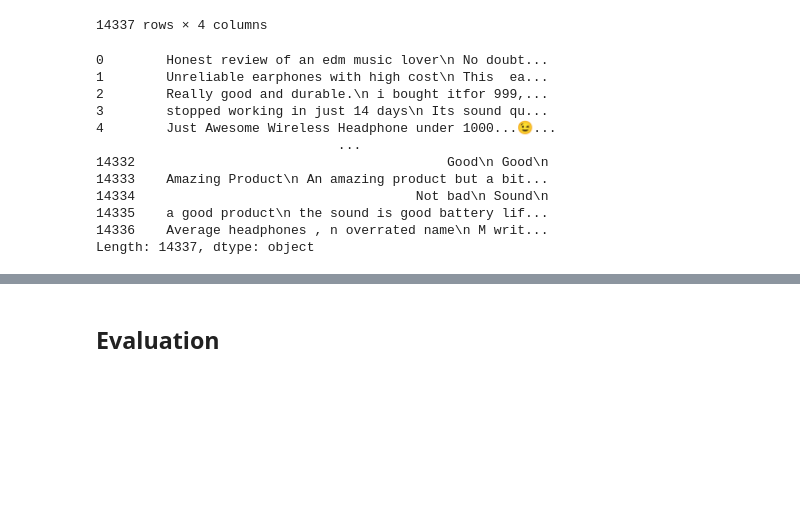
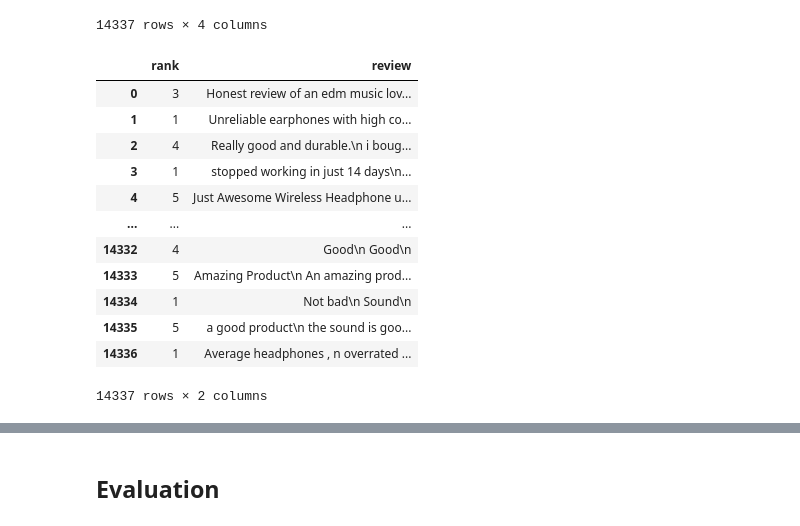
Before and after one commit to liamlows/CS5324-ML_Python, a Jupyter notebook: Lab7/Untitled.ipynb, the cells around one changed output, grey strips where cells are left out. Cells and saved outputs as stored; diff of their text form; code cells hidden in the pictures; blank space fills up the shorter version.

Commit message:
big changes and biz understanding

```diff
--- a/Lab7/Untitled.ipynb
+++ b/Lab7/Untitled.ipynb
@@ -93,20 +94,23 @@ data
 # %%
 data_title = data["ReviewTitle"]
 data_body = data["ReviewBody"]
-y = data["ReviewStar"]
+
+data_new = pd.DataFrame()
+data_new["rank"] = data["ReviewStar"]
 # %%
-X_data = data["ReviewTitle"].map(str) + " " + data["ReviewBody"]
-X_data
+data_new["review"] = data["ReviewTitle"].map(str) + " " + data["ReviewBody"]
+data_new
 # %% [output]
+|  | rank | review |
+| 0 | 3 | Honest review of an edm music lov... |
+| 1 | 1 | Unreliable earphones with high co... |
+| 2 | 4 | Really good and durable.\n i boug... |
+| 3 | 1 | stopped working in just 14 days\n... |
+| 4 | 5 | Just Awesome Wireless Headphone u... |
+| ... | ... | ... |
+| 14332 | 4 | Good\n Good\n |
+| 14333 | 5 | Amazing Product\n An amazing prod... |
+| 14334 | 1 | Not bad\n Sound\n |
+| 14335 | 5 | a good product\n the sound is goo... |
+| 14336 | 1 | Average headphones , n overrated ... |
-0        Honest review of an edm music lover\n No doubt...
-1        Unreliable earphones with high cost\n This  ea...
-2        Really good and durable.\n i bought itfor 999,...
-3        stopped working in just 14 days\n Its sound qu...
-4        Just Awesome Wireless Headphone under 1000...😉...
-                               ...
-14332                                        Good\n Good\n
-14333    Amazing Product\n An amazing product but a bit...
-14334                                    Not bad\n Sound\n
-14335    a good product\n the sound is good battery lif...
-14336    Average headphones , n overrated name\n M writ...
-Length: 14337, dtype: object
+14337 rows × 2 columns
```
Also changed, not shown: parts of 28 cells of this notebook, 2 other files.
